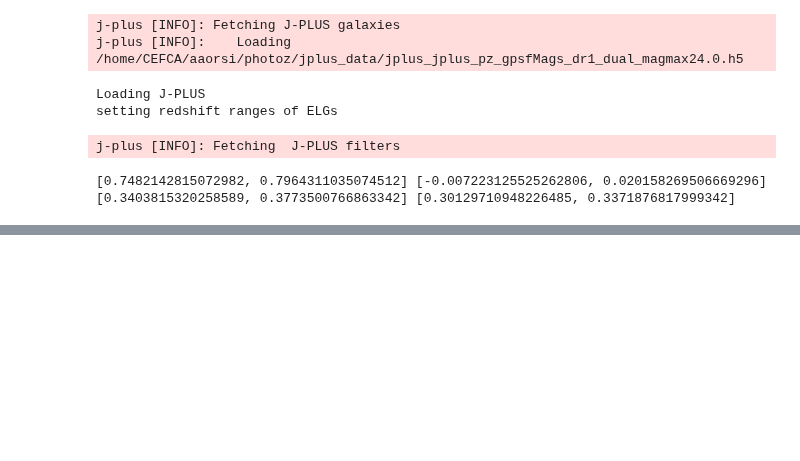
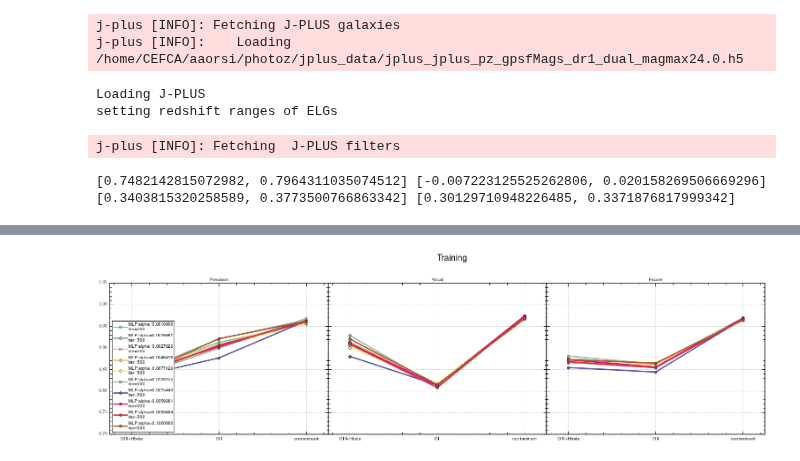
Before and after one commit to aaorsi/ELG_analysis, a Jupyter notebook: learn_ELGz.ipynb, the cells around one changed output, grey strips where cells are left out. Drawn from its saved outputs; the diff is of its cells as text; code cells hidden in the pictures; blank space fills up the shorter version.

```diff
--- a/learn_ELGz.ipynb
+++ b/learn_ELGz.ipynb
@@ -408,5 +448,0 @@ dcone = np.concatenate(lcone)
-# %%
-
-import learn_elgs as learn
-tfout = '/home/CEFCA/aaorsi/work/elg_jplus/trainspec.dat'
-allspec, photo_spec = learn.Load_Synthetic_Sample(tfout,overwrite=False, sdssxjplus=False)
@@ -485,4 +581,5 @@ for i in range(nalh):
 for i in range(ncontaminants):
     dataspec['type'].append('SDSS contaminants')
 
-dataspec['index'] = np.arange(ndeep2 + nhst+nsdss+nalh)
+dataspec['index'] = np.arange(counter)
+print counter
@@ -693,6 +809,6 @@ if Plot_TrainingSet:
 # %%
 # Plot distribution of some features for all classes
-suff = 'JAVA'
+suff = 'SDSS'
 snr = 1./dataspec['r'+suff][:,1]
 snr_ha = 1./dataspec['J0660'][:,1]
 
@@ -1336,11 +1726,13 @@ def plot_confusion_matrix(cm, classes,
     plt.xlabel('Predicted label')
 # %%
 #mlcolors[index]
-def summary_performance_plot(index,precision, recall, fscore, color, cnum, ctype, name,  gs, figname='summary', ylim = [.0, 1.1]):
+def summary_performance_plot(index,precision, recall, fscore, color,
+                             cnum, ctype, name,  gs,
+                             figname='summary', ylim = [.0, 1.1], thick= 3):
 
 
     ax = plt.subplot(gs[0])
-    ax.plot(cnum, precision,'o-', label=name, color=color)
+    ax.plot(cnum, precision,'o-', label=name, color=color,linewidth=thick)
     ax.grid(True)
     ax.set_xticks([0,1,2,3])
     ax.set_xticklabels(ctype)
@@ -1350,7 +1742,7 @@ def summary_performance_plot(index,precision, recall, fscore, color, cnum, ctype
     ax.legend(loc='lower left',fontsize=10)
 
     ax = plt.subplot(gs[1])
-    ax.plot(cnum, recall,'o-', label=name, color=color)
+    ax.plot(cnum, recall,'o-', label=name, color=color,linewidth=thick)
     ax.grid(True)
     ax.set_xticks([0,1,2, 3])
     ax.set_xticklabels(ctype)
@@ -1364,7 +1756,7 @@ def summary_performance_plot(index,precision, recall, fscore, color, cnum, ctype
   #  ax.legend(loc='lower left',fontsize=10)
 
     ax = plt.subplot(gs[2])
-    ax.plot(cnum, fscore,'o-', label=name, color=color)
+    ax.plot(cnum, fscore,'o-', label=name, color=color, linewidth=thick)
     ax.grid(True)
     ax.set_xticks([0,1,2, 3])
     ax.set_xticklabels(ctype)
@@ -1415,24 +1807,27 @@ import numpy as np
 
 nalpha = 10
 
-a_arr = np.logspace(-3,0,num=nalpha)
-
+a_arr = np.logspace(-3,-1,num=nalpha)
+niter = 1
+iter_arr = np.linspace(500,500,niter)
 for aa in range(nalpha):
-    alpha = a_arr[aa]
-    print alpha
-    classifiers['MLP alpha=%.7f'%(alpha)] = MLPClassifier(solver='lbfgs',
-                                            hidden_layer_sizes=(nfeat),
-                                            activation='logistic', alpha=alpha,
-                                                         random_state=1, tol=1e-5,
-                                                          max_iter=2000)
+    for bbin in iter_arr:
+        alpha = a_arr[aa]
+        itt = bbin
+        print alpha
+        classifiers['MLP alpha=%.7f\niter=%d'%(alpha,itt)] = MLPClassifier(solver='lbfgs',
+                                                hidden_layer_sizes=(nfeat, nfeat),
+                                                activation='relu', alpha=alpha,
+                                                             random_state=1, tol=1e-5,
+                                                              max_iter=itt)
 
 
 
 cnum = [0, 1, 2]
 #ctype = ['Halpha', 'OIII', 'Hbeta','OII']
-ctype = ['Halpha', 'OIII+Hbeta','OII']
+ctype = ['OIII+Hbeta','OII','contaminant']
 nclass = 1
-mlcolors = plt.cm.Paired(np.linspace(0,1,nalpha))
+mlcolors = plt.cm.Accent(np.linspace(0,1,nalpha+niter))
 
 #plt.figure('summary')
 
@@ -1444,28 +1839,31 @@ gs.update(wspace=0.0, right=1.5,top=0.6)
 gs2 = gsc.GridSpec(1,3)
 gs2.update(wspace=0.0, right=1.5,top=0.6)
 
+iid = 0
+for index in range(nalpha):
+    for itt in iter_arr:
+        alpha = a_arr[index]
+        name = 'MLP alpha=%.7f\niter=%d'%(alpha,itt)
+        classifier = classifiers[name]
+        print name
+        classifier.fit(Traindata, training_class)
+        y_train = classifier.predict(Traindata)
+        y_test  = classifier.predict(Testdata)
 
-for index in range(nalpha):
-    alpha = a_arr[index]
-    name = 'MLP alpha=%.7f'%(alpha)
-    classifier = classifiers[name]
-    print name
-    classifier.fit(Traindata, training_class)
-    y_train = classifier.predict(Traindata)
-    y_test  = classifier.predict(Testdata)
+        precision, recall, fscore, support = metrics.precision_recall_fscore_support(training_class,
+                                                                                     y_train, labels=ctype)
+        color = mlcolors[index]
+        plt.figure('performance')
+        plt.rcParams['figure.figsize'] = 15, 10
 
-    precision, recall, fscore, support = metrics.precision_recall_fscore_support(training_class,
-                                                                                 y_train, labels=ctype)
-    color = mlcolors[index]
-    plt.figure('performance')
-    plt.rcParams['figure.figsize'] = 15, 10
+        summary_performance_plot(index,precision, recall, fscore, color, cnum, ctype, name,  gs, figname='Training', ylim=[0.7,1.05])
 
-    summary_performance_plot(index,precision, recall, fscore, color, cnum, ctype, name,  gs, figname='Training', ylim=[0.7,1.05])
+        precision, recall, fscore, support = metrics.precision_recall_fscore_support(validate_class,
+                                                                                     y_test, labels=ctype)
+        color = mlcolors[iid]
+        plt.figure('performance2')
+        plt.rcParams['figure.figsize'] = 15, 10
 
-    precision, recall, fscore, support = metrics.precision_recall_fscore_support(validate_class,
-                                                                                 y_test, labels=ctype)
-    color = mlcolors[index]
-    plt.figure('performance2')
-    plt.rcParams['figure.figsize'] = 15, 10
-
-    summary_performance_plot(index,precision, recall, fscore, color, cnum, ctype, name,  gs2, figname='Validation', ylim=[0.2,1.05])
+        summary_performance_plot(index,precision, recall, fscore, color, cnum, ctype, name,  gs2, figname='Validation', ylim=[0.7,1.05])
+        iid += 1
+# %% [output]
@@ -1471,0 +1887 @@ for index in range(nalpha):
+[figure, added]
```
Also changed, not shown: parts of 35 cells of this notebook, 2 other files.
